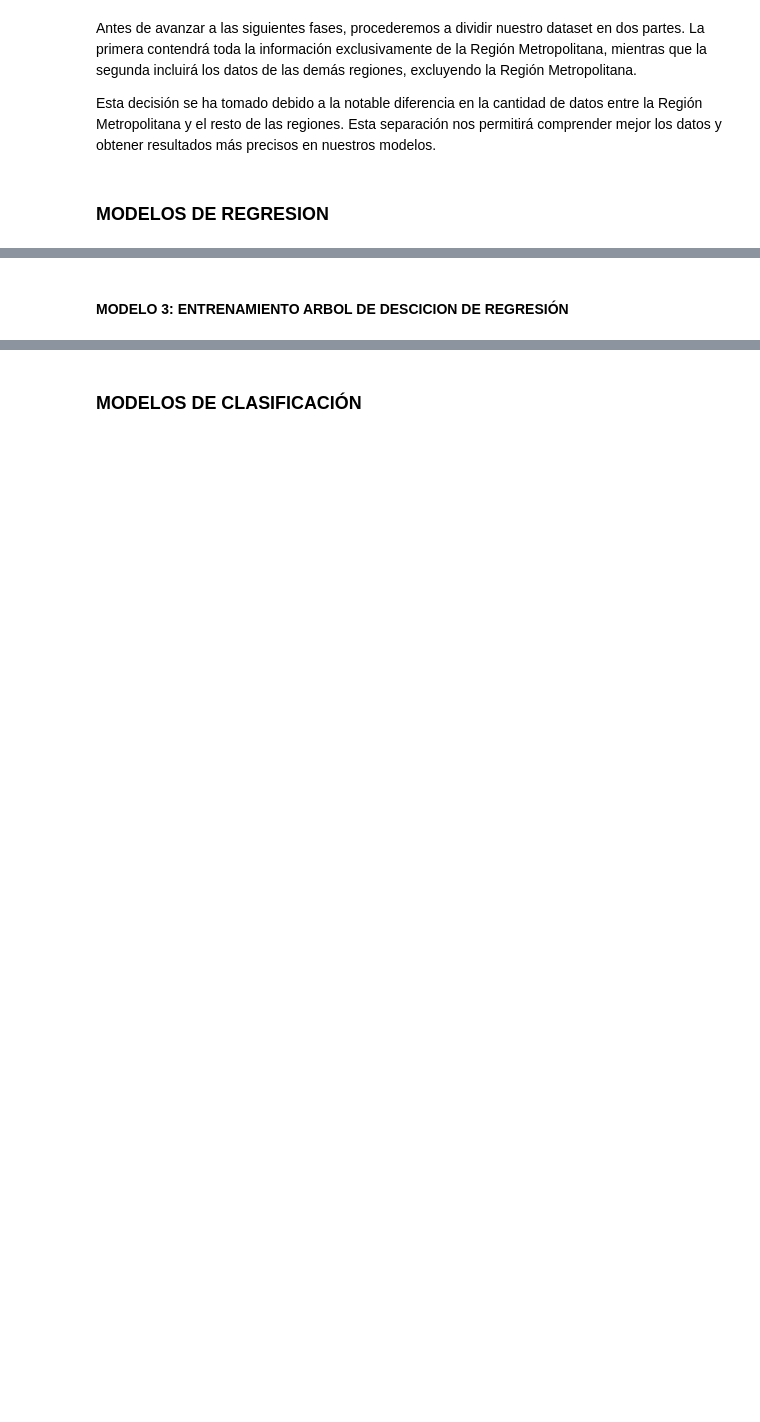
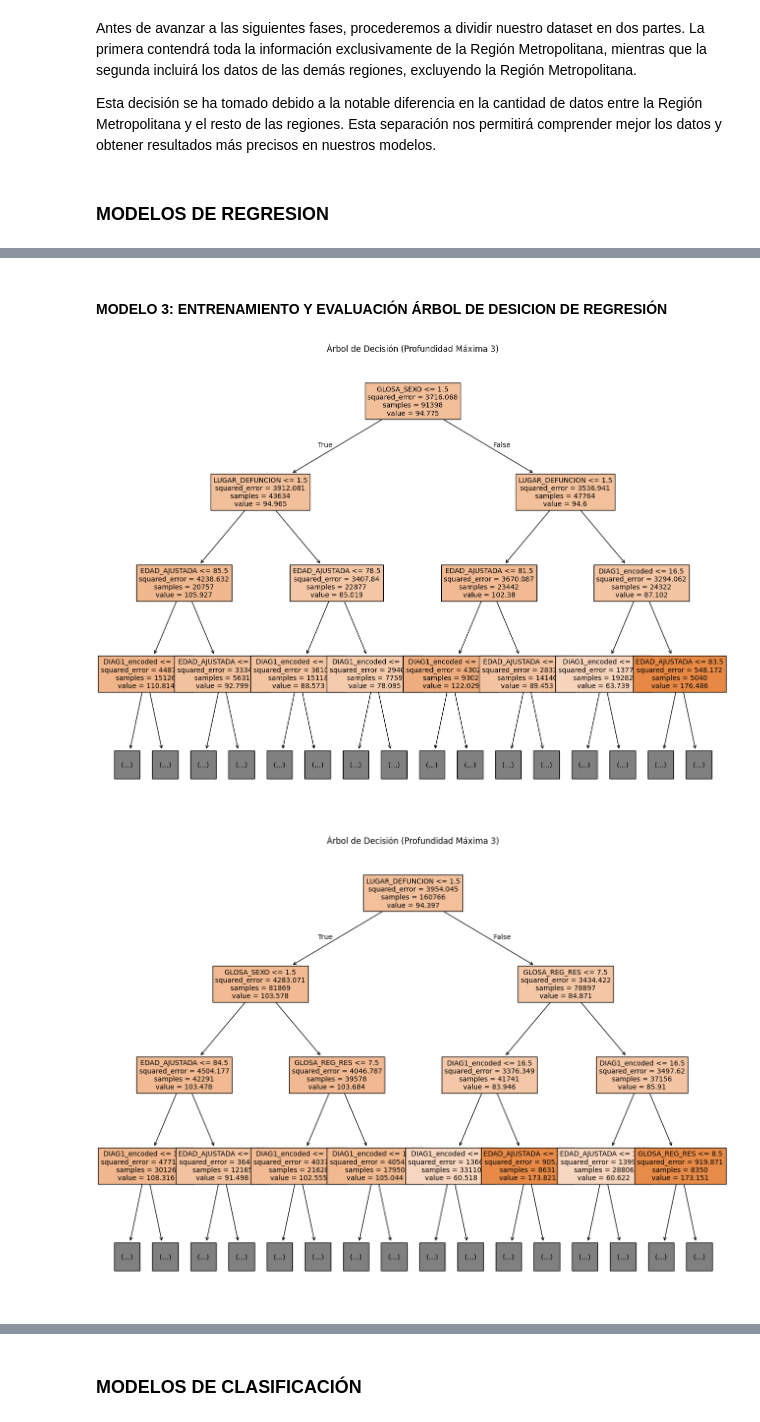
Before and after one commit to TitoD01/DefuncionesKedro, a Jupyter notebook: defuncioneskedro/notebooks/Copia_de_PROYECTO_DEFUNCIONES.ipynb, the cells around one changed output, grey strips where cells are left out. Saved outputs shown, nothing was run; the diff lists cells and outputs as text; code cells hidden in the pictures; blank space fills up the shorter version.

Commit message:
CORRECION MODELOS

```diff
--- a/defuncioneskedro/notebooks/Copia_de_PROYECTO_DEFUNCIONES.ipynb
+++ b/defuncioneskedro/notebooks/Copia_de_PROYECTO_DEFUNCIONES.ipynb
@@ -660,6 +661,8 @@ Mediana de edad: nan años
 Desviación estándar de la edad: 17.01 años
 # %%
 df = df.dropna(subset=['EDAD_AJUSTADA'])
+# %%
+df['EDAD_AJUSTADA'] = df['EDAD_AJUSTADA'].astype(int)
 # %% [markdown]
 Procederemos a estandarizar la variable EDAD_CANT para facilitar la comparación con las demás variables y mejorar el rendimiento de nuestros futuros algoritmos. A partir de ahora, las edades estarán expresadas en relación con su media, lo que nos permitirá entender mejor cómo se comporta esta variable en conjunto con el resto del conjunto de datos.
 # %%
@@ -895,62 +947,80 @@ El rendimiento es mejor en la Región Metropolitana que en las Otras Regiones, l
 # %% [markdown]
-#### MODELO 3: ENTRENAMIENTO ARBOL DE DESCICION DE REGRESIÓN
+#### MODELO 3: ENTRENAMIENTO Y EVALUACIÓN ÁRBOL DE DESICION DE REGRESIÓN
 # %%
 import pandas as pd
 from sklearn.impute import SimpleImputer
 from sklearn.model_selection import train_test_split
-from sklearn.tree import DecisionTreeRegressor
-from sklearn.metrics import r2_score
+from sklearn.tree import DecisionTreeRegressor, plot_tree
+from sklearn.metrics import mean_squared_error, mean_absolute_error, r2_score
+import matplotlib.pyplot as plt
 
 
 features = ['EDAD_AJUSTADA', 'LUGAR_DEFUNCION', 'GLOSA_SEXO', 'GLOSA_REG_RES', 'DIAG1_encoded']
 target = 'GRUPO_DIAG1_ENCODED'
 
-
-def train_and_evaluate_decision_tree(df):
+def train_and_evaluate_decision_tree(df, max_depth=10, min_samples_split=10, min_samples_leaf=5):
 
     imputer = SimpleImputer(strategy='mean')
-
-
     X = df[features]
     y = df[target]
-
-
     X_imputed = imputer.fit_transform(X)
 
 
     X_train, X_test, y_train, y_test = train_test_split(X_imputed, y, test_size=0.3, random_state=42)
 
 
     tree_model = DecisionTreeRegressor(
         random_state=42,
-        max_depth=10,
-        min_samples_split=10,
-        min_samples_leaf=5,
+        max_depth=max_depth,
+        min_samples_split=min_samples_split,
+        min_samples_leaf=min_samples_leaf,
         max_features='sqrt'
     )
-
     tree_model.fit(X_train, y_train)
 
 
-    y_pred_train_tree = tree_model.predict(X_train)
-    y_pred_test_tree = tree_model.predict(X_test)
+    y_pred_train = tree_model.predict(X_train)
+    y_pred_test = tree_model.predict(X_test)
 
 
-    train_r2_tree = r2_score(y_train, y_pred_train_tree)
-    test_r2_tree = r2_score(y_test, y_pred_test_tree)
-
-    return train_r2_tree, test_r2_tree
+    train_r2 = r2_score(y_train, y_pred_train)
+    test_r2 = r2_score(y_test, y_pred_test)
+    train_mse = mean_squared_error(y_train, y_pred_train)
+    test_mse = mean_squared_error(y_test, y_pred_test)
+    train_mae = mean_absolute_error(y_train, y_pred_train)
+    test_mae = mean_absolute_error(y_test, y_pred_test)
 
 
-train_r2_region_13, test_r2_region_13 = train_and_evaluate_decision_tree(df_region_13)
+    plt.figure(figsize=(16, 12))
+    plot_tree(tree_model, filled=True, feature_names=features, fontsize=10, max_depth=3)
+    plt.title('Árbol de Decisión (Profundidad Máxima 3)')
+    plt.show()
 
 
-train_r2_otras_regiones, test_r2_otras_regiones = train_and_evaluate_decision_tree(df_otras_regiones)
+    return train_r2, test_r2, train_mse, test_mse, train_mae, test_mae
 
 
-print(f'R^2 Set de Entrenamiento - Modelo Árbol de Decisión - Región Metropolitana: {train_r2_region_13}')
-print(f'R^2 Set de Prueba - Modelo Árbol de Decisión - Región Metropolitana: {test_r2_region_13}')
+train_r2_region_13, test_r2_region_13, train_mse_region_13, test_mse_region_13, train_mae_region_13, test_mae_region_13 = train_and_evaluate_decision_tree(df_region_13)
 
-print(f'R^2 Set de Entrenamiento - Modelo Árbol de Decisión - Otras Regiones: {train_r2_otras_regiones}')
-print(f'R^2 Set de Prueba - Modelo Árbol de Decisión - Otras Regiones: {test_r2_otras_regiones}')
+
+train_r2_otras_regiones, test_r2_otras_regiones, train_mse_otras_regiones, test_mse_otras_regiones, train_mae_otras_regiones, test_mae_otras_regiones = train_and_evaluate_decision_tree(df_otras_regiones)
+
+
+print(f'R^2 Set de Entrenamiento - Región Metropolitana: {train_r2_region_13}')
+print(f'R^2 Set de Prueba - Región Metropolitana: {test_r2_region_13}')
+print(f'Error Cuadrático Medio (MSE) SET ENTRENAMIENTO - Región Metropolitana: {train_mse_region_13}')
+print(f'Error Cuadrático Medio (MSE) SET PRUEBA - Región Metropolitana: {test_mse_region_13}')
+print(f'Error Absoluto Medio (MAE) SET ENTRENAMIENTO - Región Metropolitana: {train_mae_region_13}')
+print(f'Error Absoluto Medio (MAE) SET PRUEBA - Región Metropolitana: {test_mae_region_13}')
+print(f'-----------------------------------------------------------------------------------------------------------------------------')
+
+
+print(f'R^2 Set de Entrenamiento - Otras Regiones: {train_r2_otras_regiones}')
+print(f'R^2 Set de Prueba - Otras Regiones: {test_r2_otras_regiones}')
+print(f'Error Cuadrático Medio (MSE) SET ENTRENAMIENTO - Otras Regiones: {train_mse_otras_regiones}')
+print(f'Error Cuadrático Medio (MSE) SET PRUEBA - Otras Regiones: {test_mse_otras_regiones}')
+print(f'Error Absoluto Medio (MAE) SET ENTRENAMIENTO - Otras Regiones: {train_mae_otras_regiones}')
+print(f'Error Absoluto Medio (MAE) SET PRUEBA - Otras Regiones: {test_mae_otras_regiones}')
 # %% [output]
+[figure, added]
+[figure, added]
```
Also changed, not shown: parts of 69 cells of this notebook.
